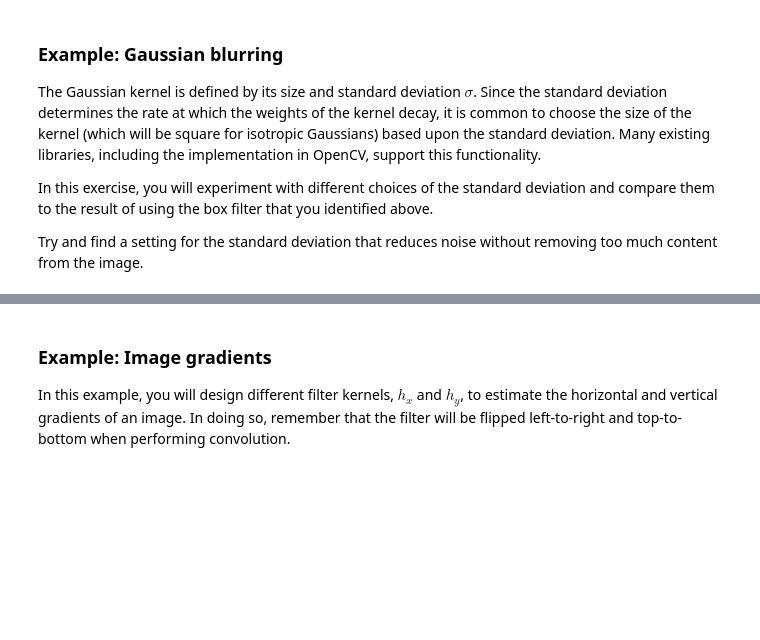
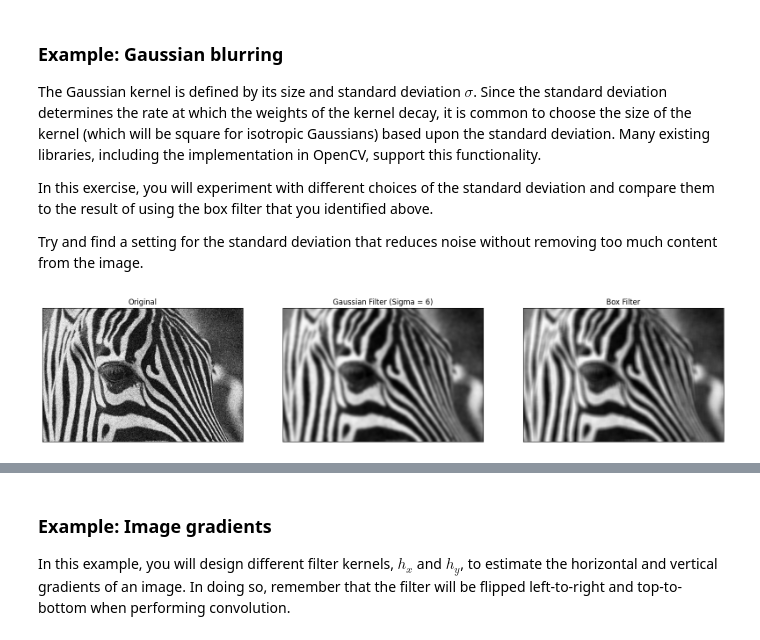
Before and after one commit to stevenijm777/duckietown-lx, a Jupyter notebook: visual-lane-servoing/notebooks/04-Image-Filtering/image_filtering.ipynb, the cells around one changed output, grey strips where cells are left out. Saved outputs shown, nothing was run; the diff lists cells and outputs as text; code cells hidden in the pictures; blank space fills up the shorter version.

```diff
--- a/visual-lane-servoing/notebooks/04-Image-Filtering/image_filtering.ipynb
+++ b/visual-lane-servoing/notebooks/04-Image-Filtering/image_filtering.ipynb
@@ -112,22 +112,24 @@ Try and find a setting for the standard deviation that reduces noise without rem
 # %%
 # TODO: Experiment with different settings for the standard deviation of the Gaussian and compare the results to a box filter.
 #.      Identify a setting for the standard deviation that removes noise while not eliminating too much valid content.
-sigma = 1
+sigma = 6
 
 # Smooth the image using a Gaussian kernel
 img_gaussian_filter = cv2.GaussianBlur(img,(0,0), sigma)
 
 # Visualize the filtered image alongside the original image.
 fig = plt.figure(figsize = (20,20))
 ax1 = fig.add_subplot(1,3,1)
 ax1.imshow(img,cmap = 'gray')
 ax1.set_title('Original'), ax1.set_xticks([]), ax1.set_yticks([])
 ax2 = fig.add_subplot(1,3,2)
 ax2.imshow(img_gaussian_filter,cmap = 'gray')
 ax2.set_title('Gaussian Filter (Sigma = ' + str(sigma) +')'), ax2.set_xticks([]), ax2.set_yticks([]);
 ax3 = fig.add_subplot(1,3,3)
 ax3.imshow(img_box_filter,cmap = 'gray')
 ax3.set_title('Box Filter'), ax3.set_xticks([]), ax3.set_yticks([]);
+# %% [output]
+[figure, added]
 # %% [markdown]
 ## Enhancing Edges
 Edges are a feature of an image that are used for a variety of tasks, including segmentation, object detection, shape estimation, and scene reconstruction. In the case of Duckietown and other self-driving domains, access to edge information is also very useful for detecting lane boundaries.
```
Also changed, not shown: parts of 2 cells of this notebook, 4 other files.
